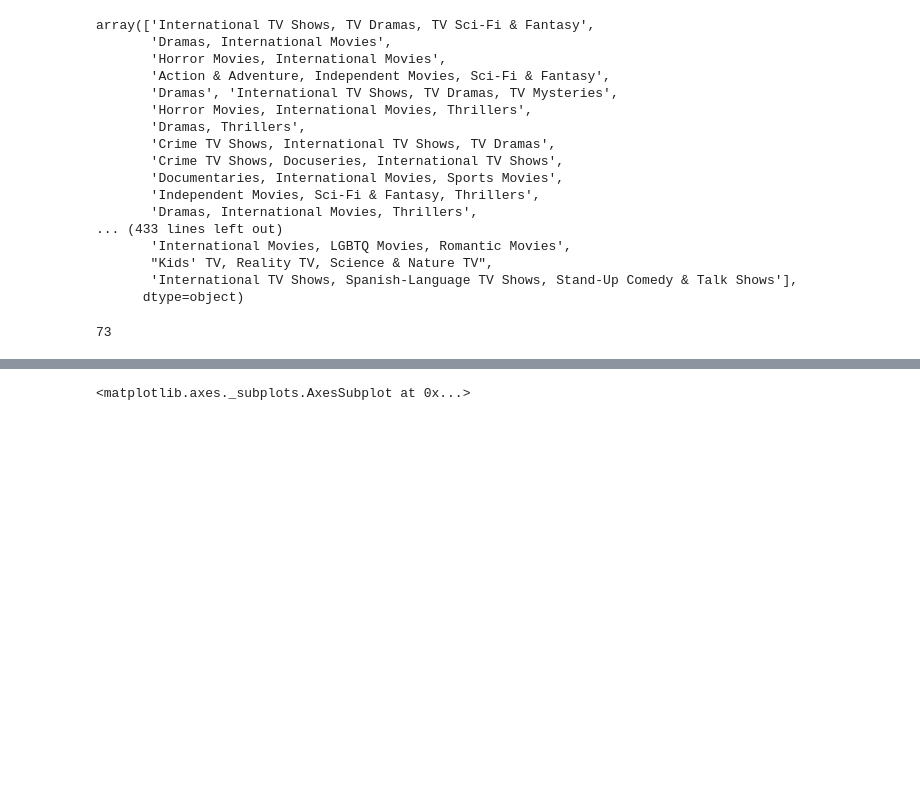
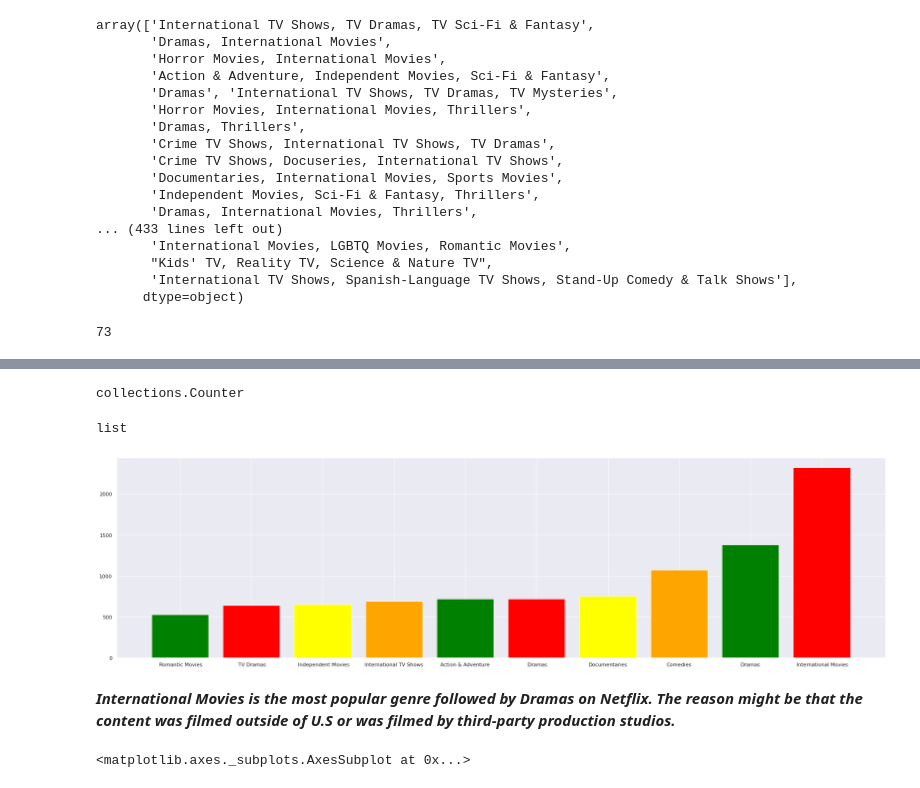
Before and after one commit to ZeeshanAhmed95/Capstone-NLP-NETFLIX-MOVIES-AND-TV-SHOWS-CLUSTERING, a Jupyter notebook: NETFLIX_MOVIES_AND_TV_SHOWS_CLUSTERING.ipynb, the cells around one changed output, grey strips where cells are left out. Cells and saved outputs as stored; diff of their text form; code cells hidden in the pictures; blank space fills up the shorter version.

```diff
--- a/NETFLIX_MOVIES_AND_TV_SHOWS_CLUSTERING.ipynb
+++ b/NETFLIX_MOVIES_AND_TV_SHOWS_CLUSTERING.ipynb
@@ -584 +540,32 @@ len(set(genres))
+# %%
+from collections import Counter
+genre_count = Counter(genres)
+type(genre_count)
+# %% [output]
+collections.Counter
+# %%
+genre_count = sorted(dict(genre_count).items(), key=lambda x: x[1])
+# %%
+
+type(genre_count)
+# %% [output]
+list
+# %%
+for i in genre_count:
+  y = i[0]
+  print(y)
+# %%
+names = []
+values = []
+for i in genre_count:
+  names.append(i[0])
+  values.append(i[1])
+# %%
+color=['green','red', 'yellow', 'orange']
+plt.bar(names[-10:],values[-10:], color = color)
+plt.show()
+# %% [output]
+[figure, added]
+# %% [markdown]
+***International Movies is the most popular genre followed by Dramas on Netflix. The reason might be that the content was filmed outside of U.S or was filmed by third-party production studios.***
 # %%
```
Also changed, not shown: parts of 42 cells of this notebook.
